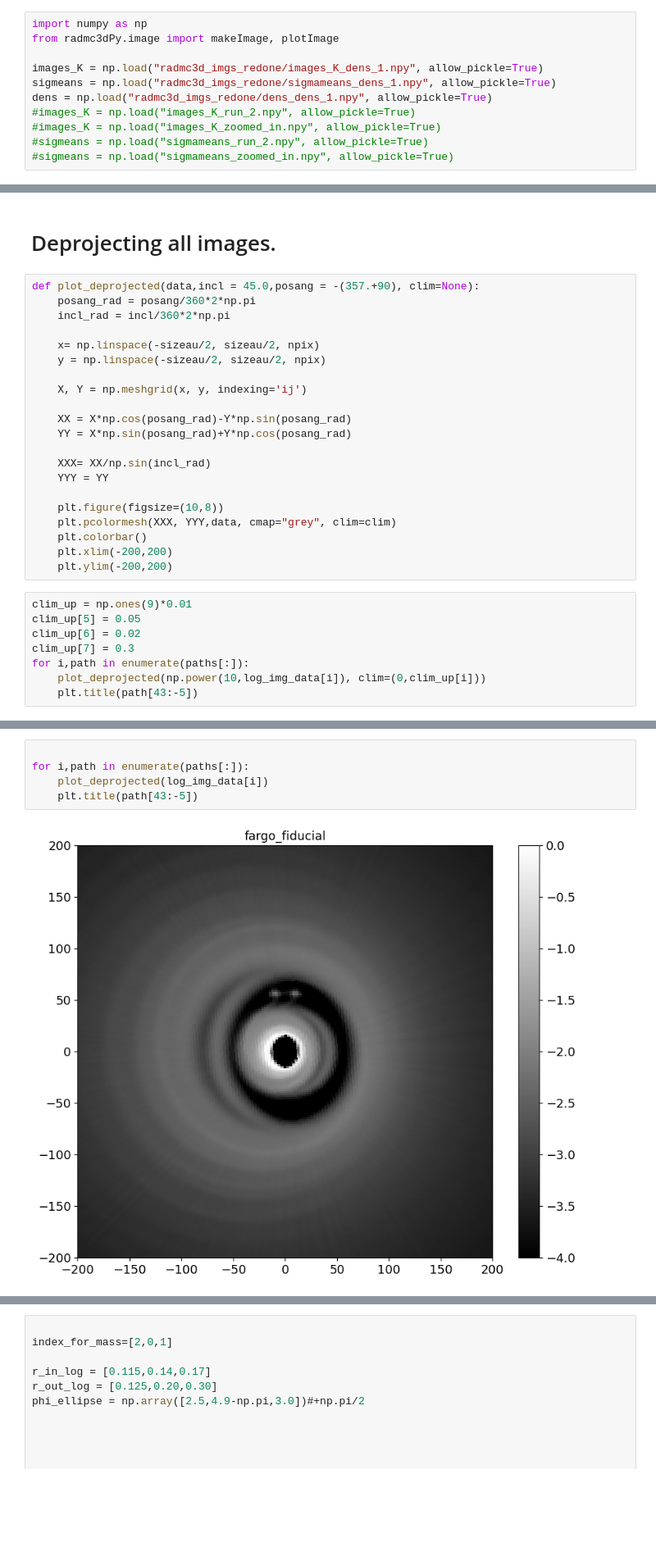
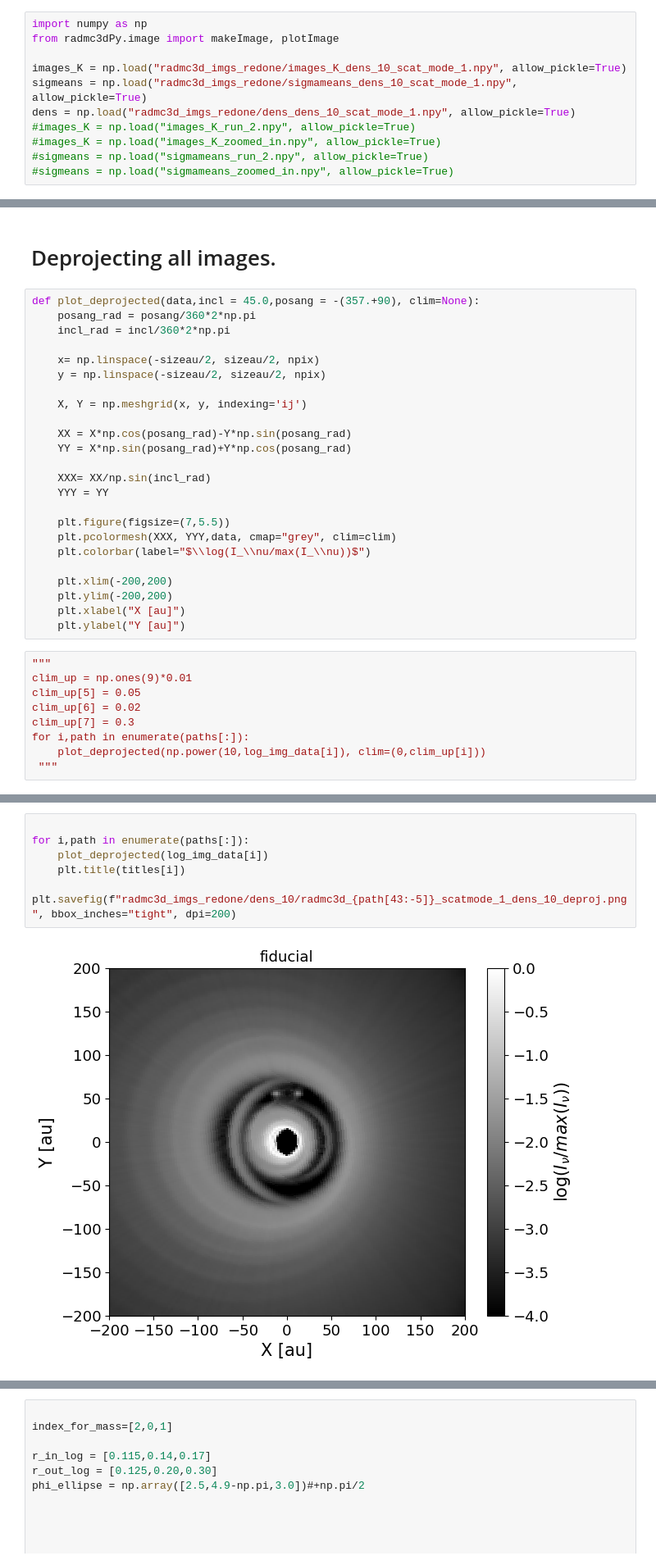
Before and after one commit to CatharinaHock/Bachelor_thesis_home, a Jupyter notebook: jupyter notebooks/thesis_suited_plots_maybe/radmc3d_sims/Disk morphology.ipynb, the cells around one changed output, grey strips where cells are left out. Shown at 82% size. Cells and saved outputs as stored; diff of their text form; blank space fills up the shorter version.

Commit message:
Improvement on figures.

```diff
--- a/jupyter notebooks/thesis_suited_plots_maybe/radmc3d_sims/Disk morphology.ipynb
+++ b/jupyter notebooks/thesis_suited_plots_maybe/radmc3d_sims/Disk morphology.ipynb
@@ -58,9 +58,9 @@ len(paths)
 import numpy as np
 from radmc3dPy.image import makeImage, plotImage
 
-images_K = np.load("radmc3d_imgs_redone/images_K_dens_1.npy", allow_pickle=True)
-sigmeans = np.load("radmc3d_imgs_redone/sigmameans_dens_1.npy", allow_pickle=True)
-dens = np.load("radmc3d_imgs_redone/dens_dens_1.npy", allow_pickle=True)
+images_K = np.load("radmc3d_imgs_redone/images_K_dens_10_scat_mode_1.npy", allow_pickle=True)
+sigmeans = np.load("radmc3d_imgs_redone/sigmameans_dens_10_scat_mode_1.npy", allow_pickle=True)
+dens = np.load("radmc3d_imgs_redone/dens_dens_10_scat_mode_1.npy", allow_pickle=True)
 #images_K = np.load("images_K_run_2.npy", allow_pickle=True)
 #images_K = np.load("images_K_zoomed_in.npy", allow_pickle=True)
 #sigmeans = np.load("sigmameans_run_2.npy", allow_pickle=True)
@@ -184,16 +208,20 @@ def plot_deprojected(data,incl = 45.0,posang = -(357.+90), clim=None):
     XXX= XX/np.sin(incl_rad)
     YYY = YY
 
-    plt.figure(figsize=(10,8))
+    plt.figure(figsize=(7,5.5))
     plt.pcolormesh(XXX, YYY,data, cmap="grey", clim=clim)
-    plt.colorbar()
+    plt.colorbar(label="$\\log(I_\\nu/max(I_\\nu))$")
+
     plt.xlim(-200,200)
     plt.ylim(-200,200)
+    plt.xlabel("X [au]")
+    plt.ylabel("Y [au]")
 # %%
+"""
 clim_up = np.ones(9)*0.01
 clim_up[5] = 0.05
 clim_up[6] = 0.02
 clim_up[7] = 0.3
 for i,path in enumerate(paths[:]):
     plot_deprojected(np.power(10,log_img_data[i]), clim=(0,clim_up[i]))
-    plt.title(path[43:-5])
+ """
@@ -200,7 +230,8 @@ for i,path in enumerate(paths[:]):
 # %%
 
 for i,path in enumerate(paths[:]):
     plot_deprojected(log_img_data[i])
-    plt.title(path[43:-5])
+    plt.title(titles[i])
+    plt.savefig(f"radmc3d_imgs_redone/dens_10/radmc3d_{path[43:-5]}_scatmode_1_dens_10_deproj.png", bbox_inches="tight", dpi=200)
 # %% [output]
-[figure, old version]
+[figure, new version]
```
Also changed, not shown: parts of 3 cells of this notebook, 28 other files.
